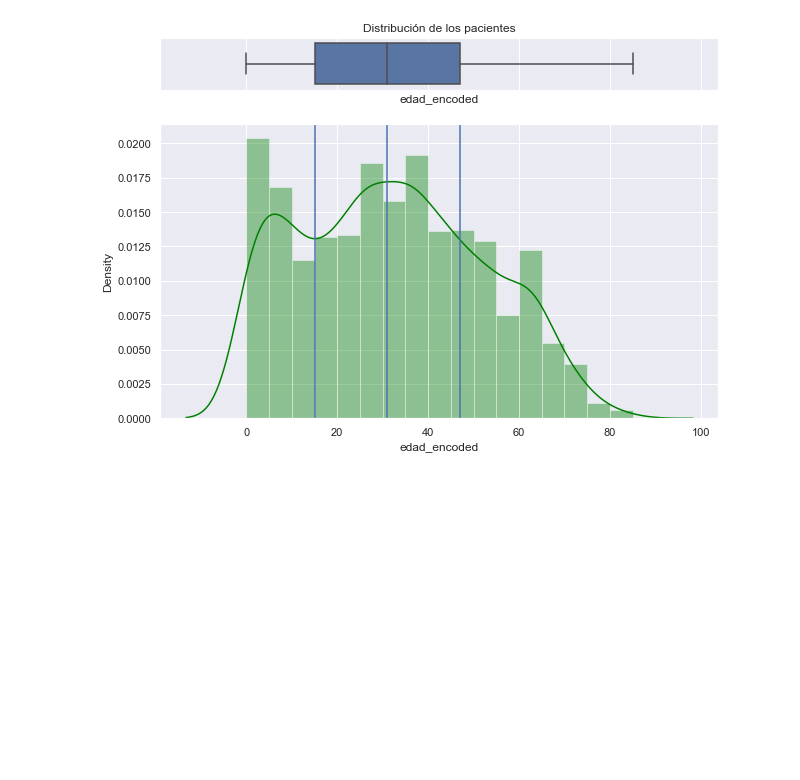
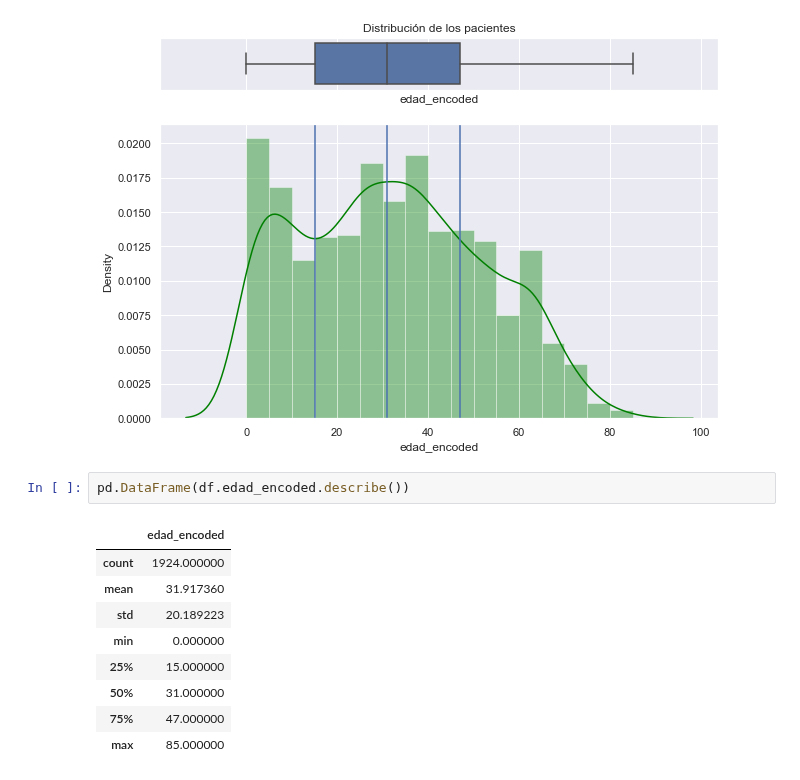
Before and after one commit to JuanMajul/Mentoria_DiploDatos2021, a Jupyter notebook: Análisis demanda.ipynb, the cells around one changed output. Cells and saved outputs as stored; diff of their text form; blank space fills up the shorter version.

```diff
--- a/Análisis demanda.ipynb
+++ b/Análisis demanda.ipynb
@@ -57,3 +57,15 @@ ax_box.set_title("Distribución de los pacientes")
 plt.show()
 # %% [output]
 [figure]
+# %%
+pd.DataFrame(df.edad_encoded.describe())
+# %% [output]
+|  | edad_encoded |
+| count | 1924.000000 |
+| mean | 31.917360 |
+| std | 20.189223 |
+| min | 0.000000 |
+| 25% | 15.000000 |
+| 50% | 31.000000 |
+| 75% | 47.000000 |
+| max | 85.000000 |
```
Also changed, not shown: parts of 3 cells of this notebook.
